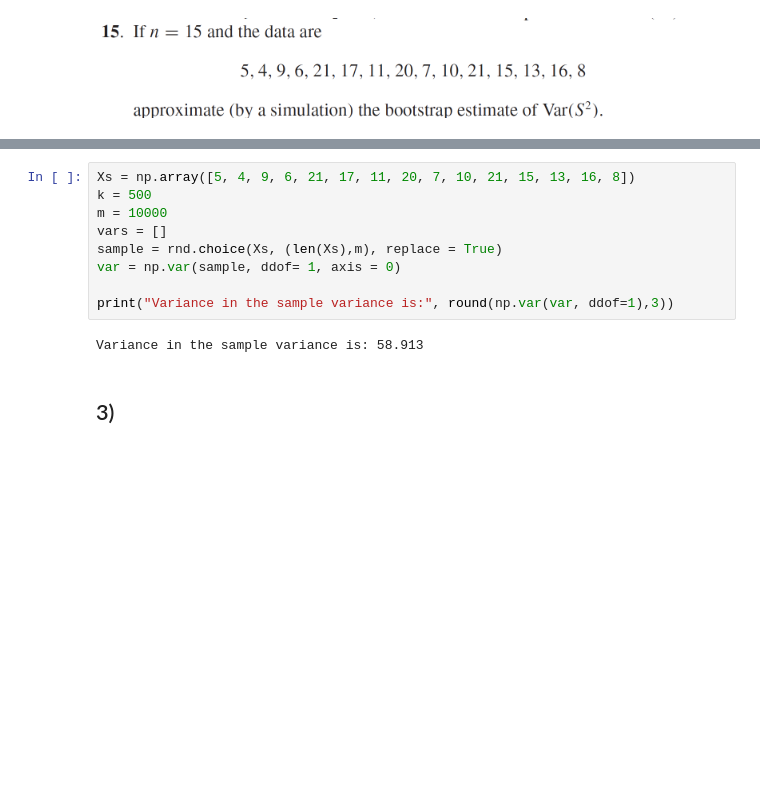
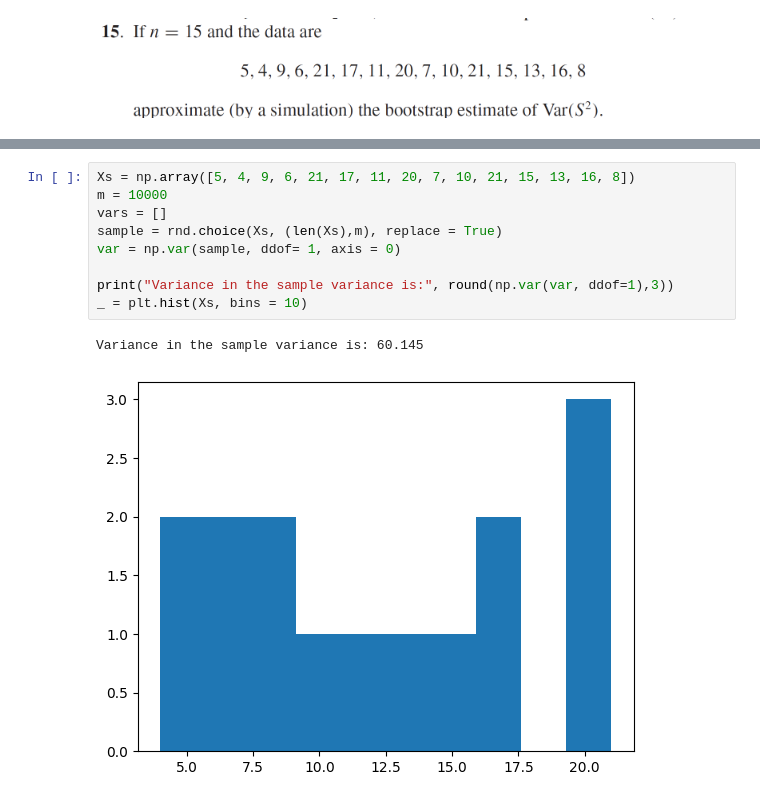
Before and after one commit to MarcusGalea/Stochastic_sim_02443, a Jupyter notebook: Lucas/day6.ipynb, the cells around one changed output, grey strips where cells are left out. Cells and saved outputs as stored; diff of their text form; blank space fills up the shorter version.

```diff
--- a/Lucas/day6.ipynb
+++ b/Lucas/day6.ipynb
@@ -223,13 +244,12 @@ Mean probabilty = 76.7%
 # %%
 Xs = np.array([5, 4, 9, 6, 21, 17, 11, 20, 7, 10, 21, 15, 13, 16, 8])
-k = 500
 m = 10000
 vars = []
 sample = rnd.choice(Xs, (len(Xs),m), replace = True)
 var = np.var(sample, ddof= 1, axis = 0)
 
 print("Variance in the sample variance is:", round(np.var(var, ddof=1),3))
+_ = plt.hist(Xs, bins = 10)
 # %% [output]
-Variance in the sample variance is: 58.913
+Variance in the sample variance is: 60.145
+[figure, added]
-# %% [markdown]
-## 3)
```
Also changed, not shown: parts of 19 cells of this notebook, 1 other file.
